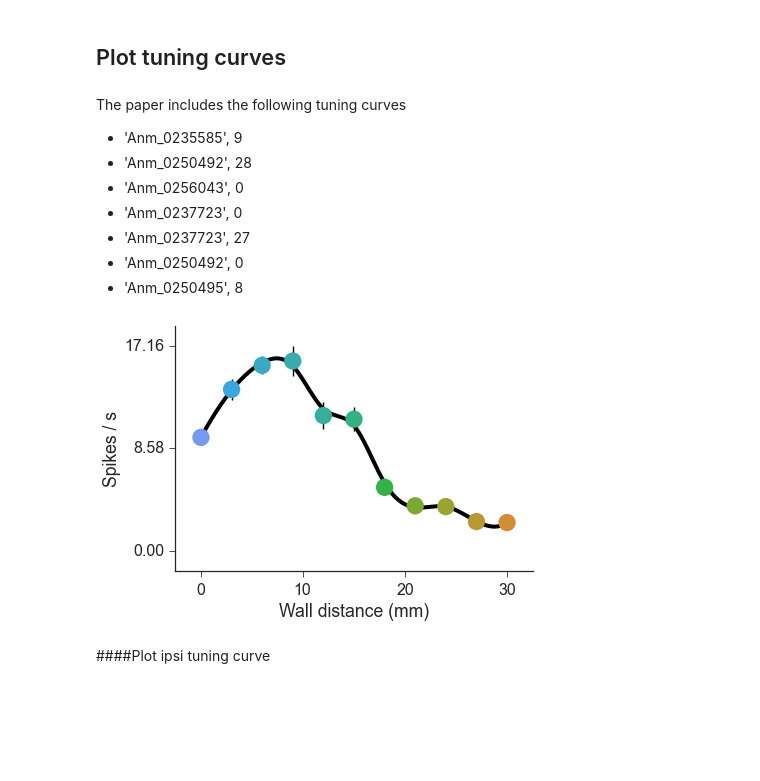
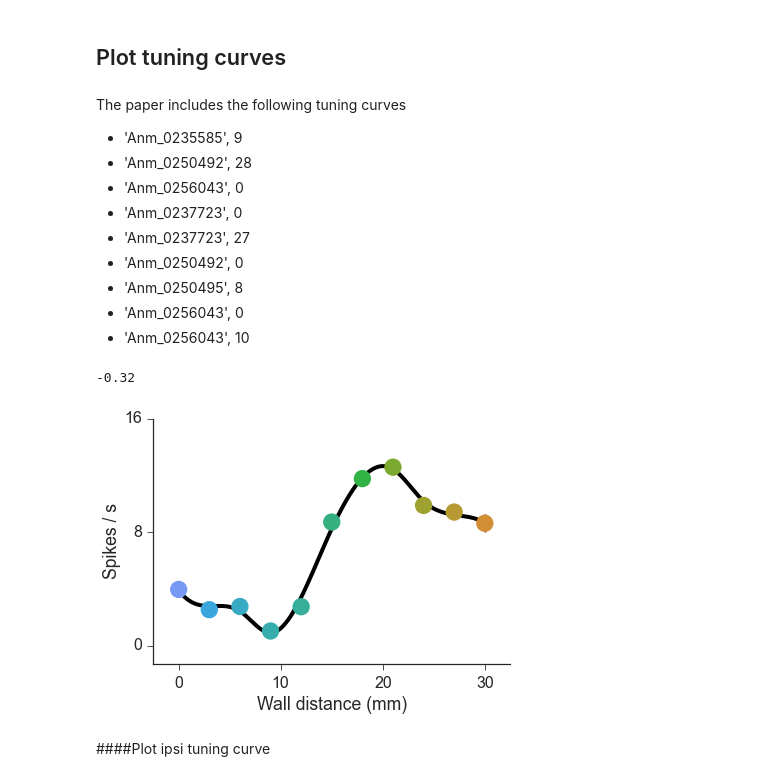
Before and after one commit to sofroniewn/tactile-coding, a Jupyter notebook: ephysTable.ipynb, the cells around one changed output. Cells and saved outputs as stored; diff of their text form; code cells hidden in the pictures; blank space fills up the shorter version.

```diff
--- a/ephysTable.ipynb
+++ b/ephysTable.ipynb
@@ -74,6 +75,14 @@ def load(session, tables):
         d['tuningIpsi'] = d['tuningIpsi'].xs('meanRate', level='label')
         d['tuningIpsiErr'] = err
         d['tuningIpsiSummary'] = summarizeTuning(d['tuningIpsi'])
+    if info['optoAnm']:
+        d['tuningOpto'] = pd.DataFrame.from_csv(os.path.join(path,'data',session,'tables','tuning-opto.csv'))
+        d['tuningOpto'] = align(d['tuningOpto'], units, ['sourceId', 'label'])
+        d['tuningOptoNum'] = d['tuningOpto'].xs('numTrials', level='label')
+        err = d['tuningOpto'].xs('stdRate', level='label').divide(d['tuningOptoNum'].apply(np.sqrt))
+        d['tuningOpto'] = d['tuningOpto'].xs('meanRate', level='label')
+        d['tuningOptoErr'] = err
+        d['tuningOptoSummary'] = summarizeTuning(d['tuningOpto'])
 
 
     # assign the index
@@ -159,7 +176,7 @@ rs = [.56, .45, .70]
 # %% [markdown]
 #### Specify location of the data
 # %%
-path = os.path.expanduser('~/notebooks')
+path = os.path.expanduser('~/Dropbox/paper.tuning')
 # %% [markdown]
 #### Load the tables from each session
 # %%
@@ -336,15 +350,21 @@ The paper includes the following tuning curves
 * 'Anm_0237723', 27
 * 'Anm_0250492', 0
 * 'Anm_0250495', 8
+* 'Anm_0256043', 0
+* 'Anm_0256043', 10
 # %%
-a = 'Anm_0235585'
-u = 9
+a = 'Anm_0256043'
+u = 0
 x = table.tuning.columns.values
 y = table.tuning.loc[a,u].values
 err = table.tuningErr.loc[a,u].values
 rng = tuning(x, y, err, smooth=smooth, ylabel='Spikes / s');
+print '%.2f' % table.tuningSummary.Modulation.loc[a,u]
+plt.yticks([0, 8, 16])
+plt.savefig(os.path.join(path,'figuresEphys','Tuning%s_%s.eps' % (a, u)))
 # %% [output]
+-0.32
-[figure, old version]
+[figure, new version]
 # %% [markdown]
 ####Plot ipsi tuning curve
 # %% [markdown]
```
Also changed, not shown: parts of 26 cells of this notebook.
